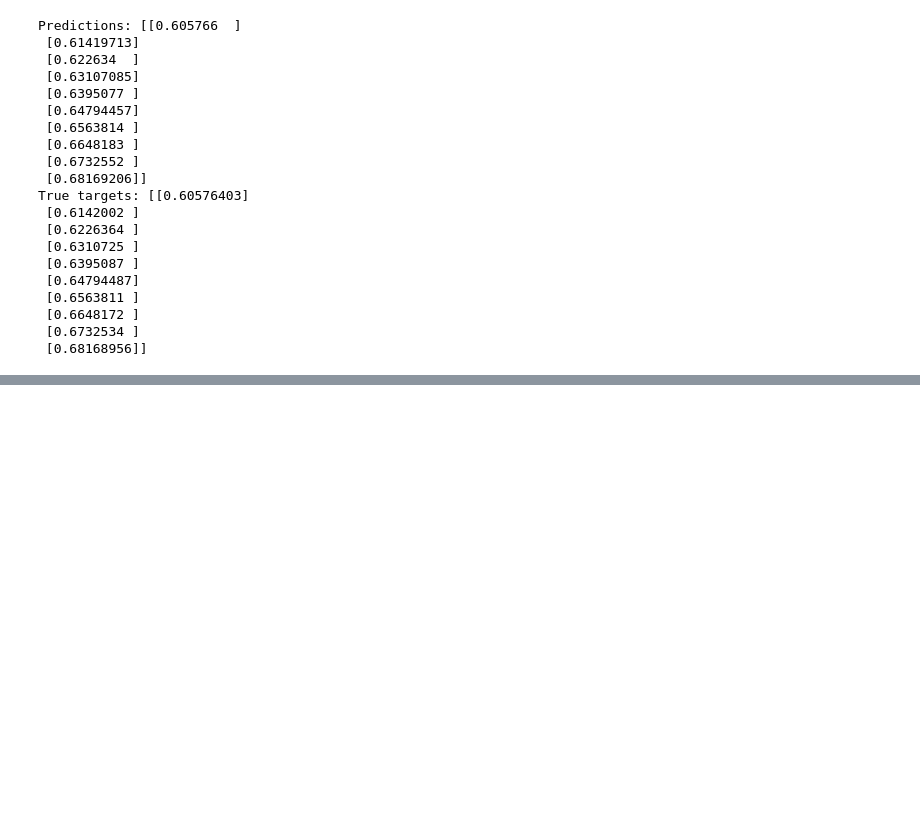
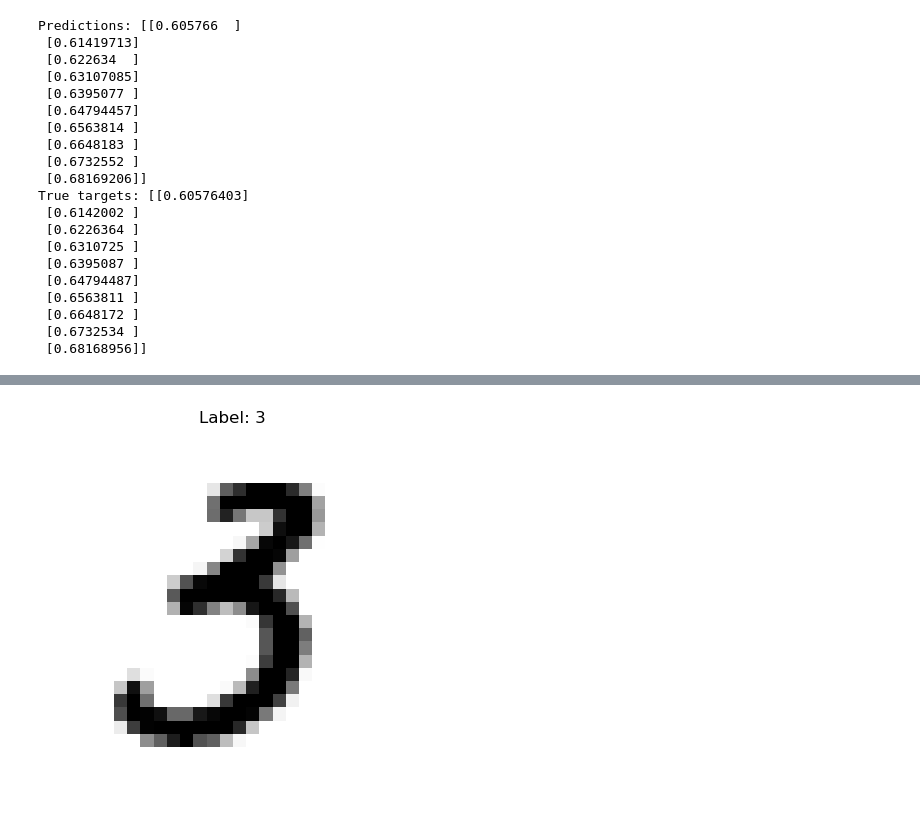
Before and after one commit to aidan-engelhard/LAOML_2, a Jupyter notebook: LAOML2.ipynb, the cells around one changed output, grey strips where cells are left out. Drawn from its saved outputs; the diff is of its cells as text; code cells hidden in the pictures; blank space fills up the shorter version.

```diff
--- a/LAOML2.ipynb
+++ b/LAOML2.ipynb
@@ -173,0 +192,13 @@ True targets: [[0.60576403]
+# %%
+from sklearn.datasets import fetch_openml
+import numpy as np
+
+# Fetching the MNIST dataset (784 features correspond to 28x28 flattened pixels)
+print("Loading MNIST dataset...")
+mnist = fetch_openml("mnist_784", version=1, as_frame=False)
+
+# X contains the flattened vector representations of the images
+# y contains the corresponding labels (0-9)
+X, y = mnist["data"], mnist["target"].astype(np.uint8)
+
+print(f"Dataset loaded: {X.shape[0]} samples with {X.shape[1]} features.")
@@ -173,0 +211,18 @@ True targets: [[0.60576403]
+# %%
+import matplotlib.pyplot as plt
+
+def plot_digit(data, label):
+    """
+    Visualizes a single MNIST digit.
+    Reshapes the 784 flattened vector back to a 28x28 image.
+    """
+    image = data.reshape(28, 28)
+    plt.imshow(image, cmap="binary")
+    plt.title(f"Label: {label}")
+    plt.axis("off")
+    plt.show()
+
+# Example: visualizing the first image of the dataset
+plot_digit(X[789], y[789])
+# %% [output]
+[figure, added]
```
Also changed, not shown: parts of 32 cells of this notebook.
